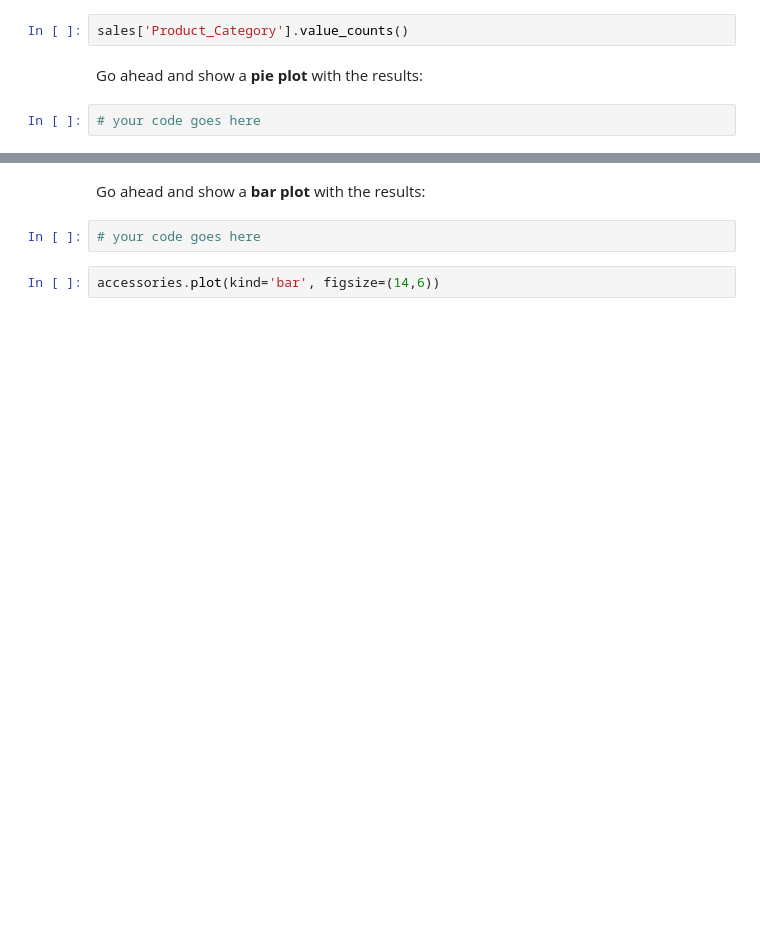
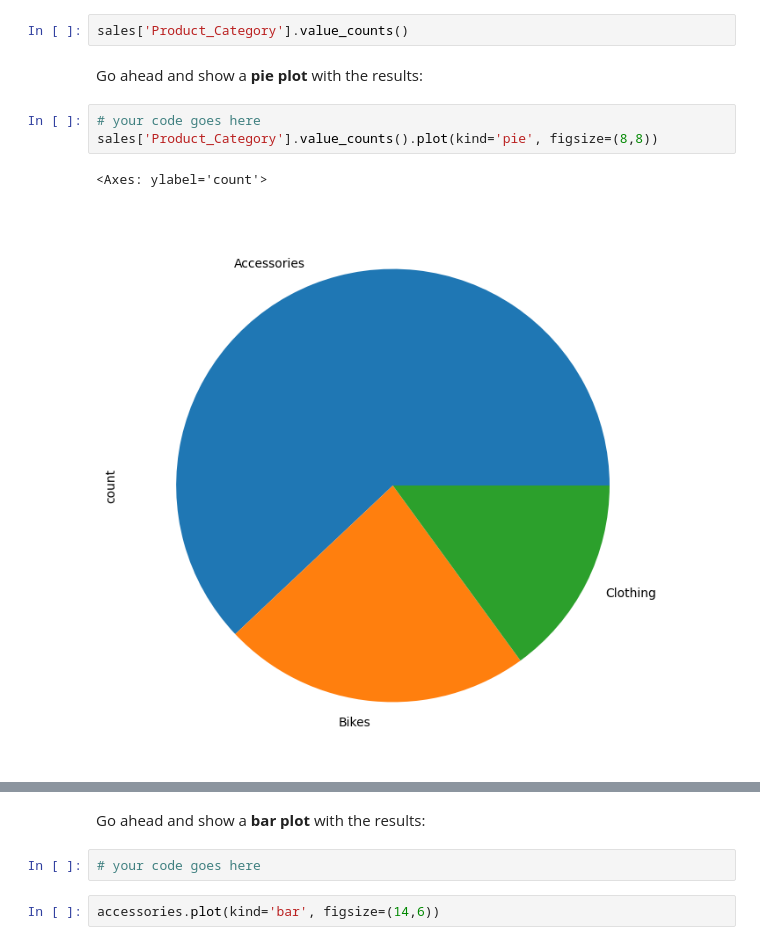
Before and after one commit to manuemp/PandasFreeCodeCamp, a Jupyter notebook: Exercises_1.ipynb, the cells around one changed output, grey strips where cells are left out. Cells and saved outputs as stored; diff of their text form; blank space fills up the shorter version.

```diff
--- a/Exercises_1.ipynb
+++ b/Exercises_1.ipynb
@@ -425,5 +494,9 @@ sales['Product_Category'].value_counts()
 Go ahead and show a <b>pie plot</b> with the results:
 # %%
 # your code goes here
+sales['Product_Category'].value_counts().plot(kind='pie', figsize=(8,8))
+# %% [output]
+<Axes: ylabel='count'>
+[figure, added]
 # %%
 sales['Product_Category'].value_counts().plot(kind='pie', figsize=(6,6))
```
Also changed, not shown: parts of 33 cells of this notebook.
